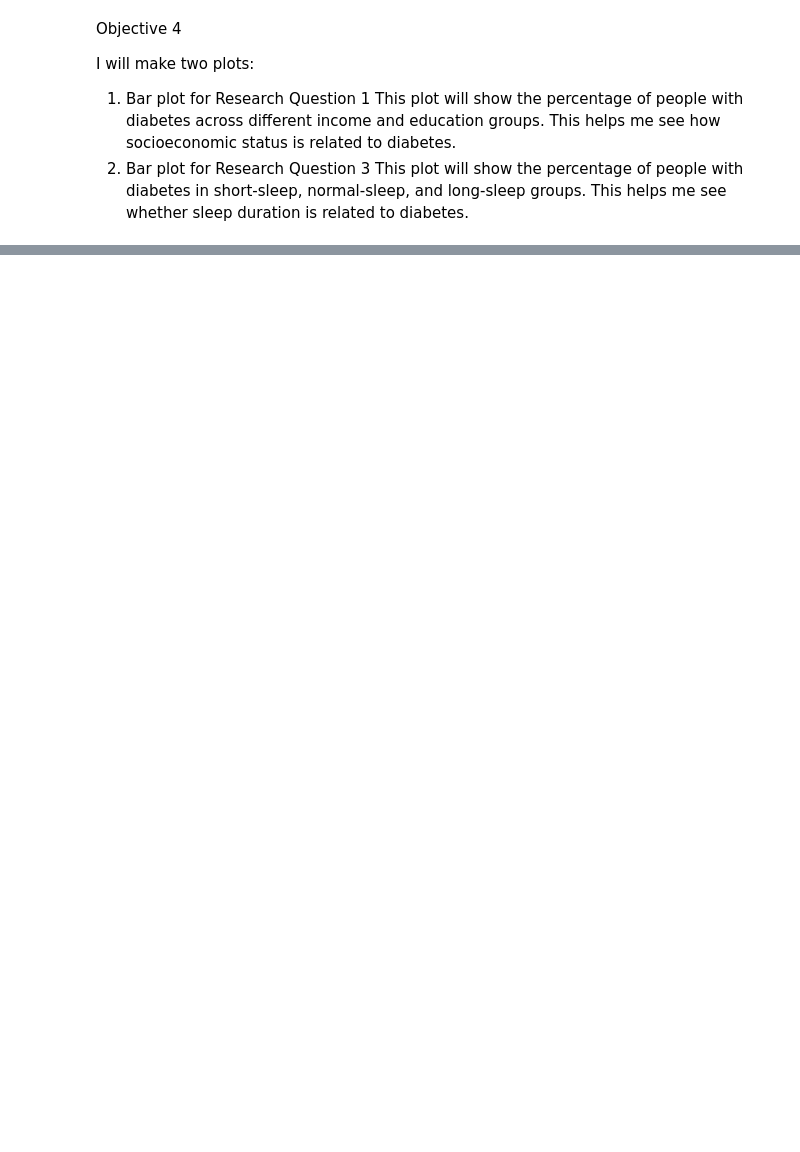
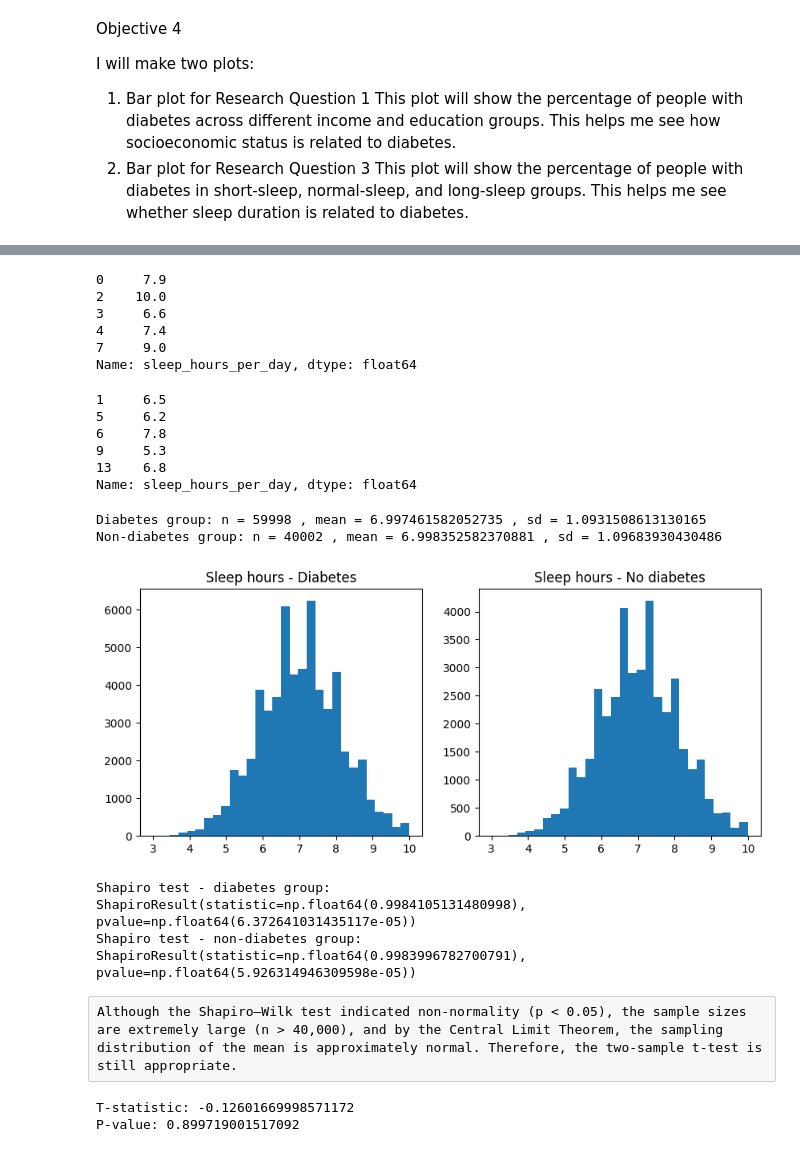
Before and after one commit to DollyChenlp/BIOS-584, a Jupyter notebook: Final Liping Chen.ipynb, the cells around one changed output, grey strips where cells are left out. Saved outputs shown, nothing was run; the diff lists cells and outputs as text; code cells hidden in the pictures; blank space fills up the shorter version.

```diff
--- a/Final Liping Chen.ipynb
+++ b/Final Liping Chen.ipynb
@@ -287,0 +477,6 @@ This plot will show the percentage of people with diabetes in short-sleep, norma
+# %%
+from scipy.stats import shapiro
+from scipy.stats import ttest_ind
+
+q3 = db[["diagnosed_diabetes", "sleep_hours_per_day"]].dropna()
+q3.head()
@@ -287,0 +490,67 @@ This plot will show the percentage of people with diabetes in short-sleep, norma
+# %%
+diabetes_group = q3[q3["diagnosed_diabetes"] == 1]["sleep_hours_per_day"]
+non_diabetes_group = q3[q3["diagnosed_diabetes"] == 0]["sleep_hours_per_day"]
+
+diabetes_group.head()
+# %% [output]
+0     7.9
+2    10.0
+3     6.6
+4     7.4
+7     9.0
+Name: sleep_hours_per_day, dtype: float64
+# %%
+non_diabetes_group.head()
+# %% [output]
+1     6.5
+5     6.2
+6     7.8
+9     5.3
+13    6.8
+Name: sleep_hours_per_day, dtype: float64
+# %%
+print("Diabetes group: n =", len(diabetes_group),
+      ", mean =", diabetes_group.mean(),
+      ", sd =", diabetes_group.std())
+
+print("Non-diabetes group: n =", len(non_diabetes_group),
+      ", mean =", non_diabetes_group.mean(),
+      ", sd =", non_diabetes_group.std())
+# %% [output]
+Diabetes group: n = 59998 , mean = 6.997461582052735 , sd = 1.0931508613130165
+Non-diabetes group: n = 40002 , mean = 6.998352582370881 , sd = 1.09683930430486
+# %%
+import matplotlib.pyplot as plt
+
+plt.figure(figsize=(10,4))
+
+plt.subplot(1,2,1)
+plt.hist(diabetes_group, bins=30)
+plt.title("Sleep hours - Diabetes")
+
+plt.subplot(1,2,2)
+plt.hist(non_diabetes_group, bins=30)
+plt.title("Sleep hours - No diabetes")
+
+plt.show()
+# %% [output]
+[figure, added]
+# %%
+sample_diabetes = diabetes_group.sample(5000, random_state=1)
+sample_non_diabetes = non_diabetes_group.sample(5000, random_state=1)
+
+print("Shapiro test - diabetes group:", shapiro(sample_diabetes))
+print("Shapiro test - non-diabetes group:", shapiro(sample_non_diabetes))
+# %% [output]
+Shapiro test - diabetes group: ShapiroResult(statistic=np.float64(0.9984105131480998), pvalue=np.float64(6.372641031435117e-05))
+Shapiro test - non-diabetes group: ShapiroResult(statistic=np.float64(0.9983996782700791), pvalue=np.float64(5.926314946309598e-05))
+# %% [raw]
+Although the Shapiro–Wilk test indicated non-normality (p < 0.05), the sample sizes are extremely large (n > 40,000), and by the Central Limit Theorem, the sampling distribution of the mean is approximately normal. Therefore, the two-sample t-test is still appropriate.
+# %%
+t_stat, p_value = ttest_ind(diabetes_group, non_diabetes_group, equal_var=False)
+
+print("T-statistic:", t_stat)
+print("P-value:", p_value)
+# %% [output]
+T-statistic: -0.12601669998571172
+P-value: 0.899719001517092
```
Also changed, not shown: parts of 18 cells of this notebook.
